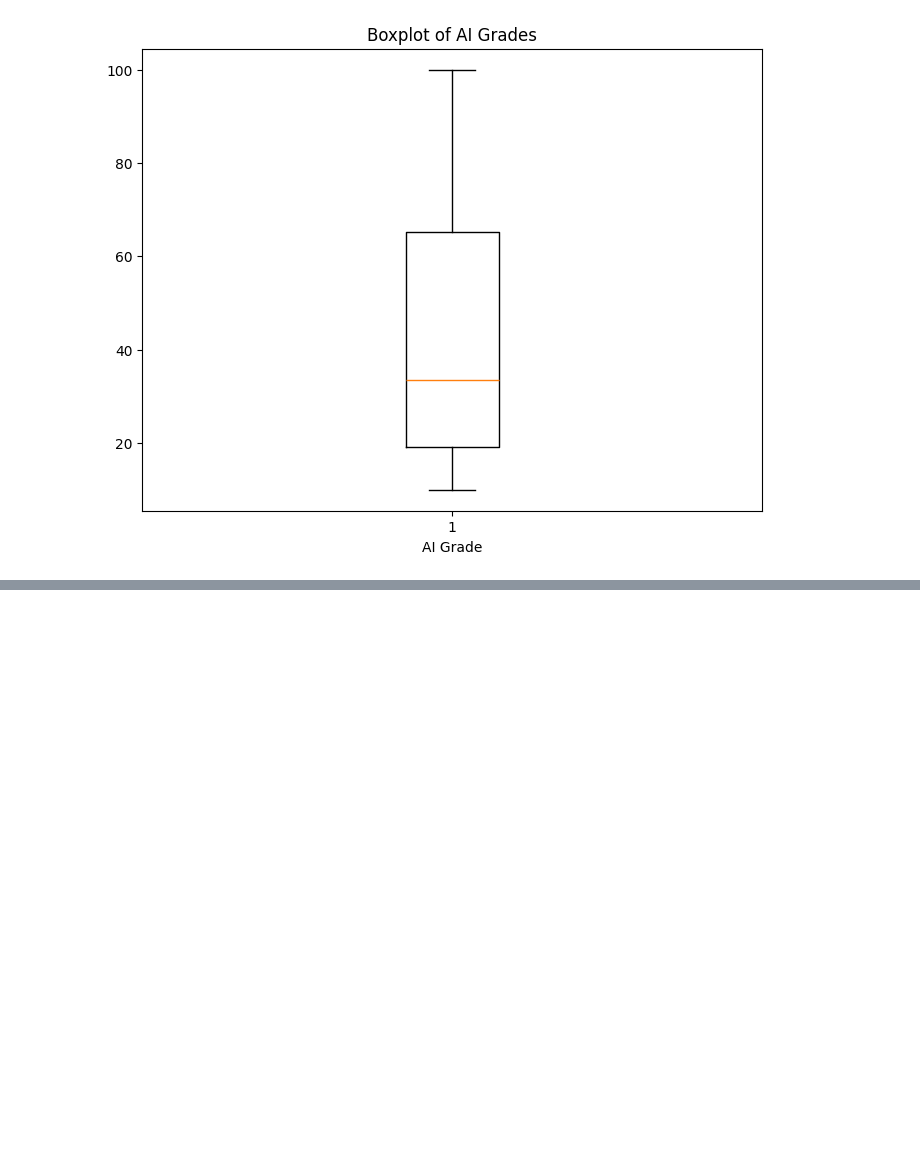
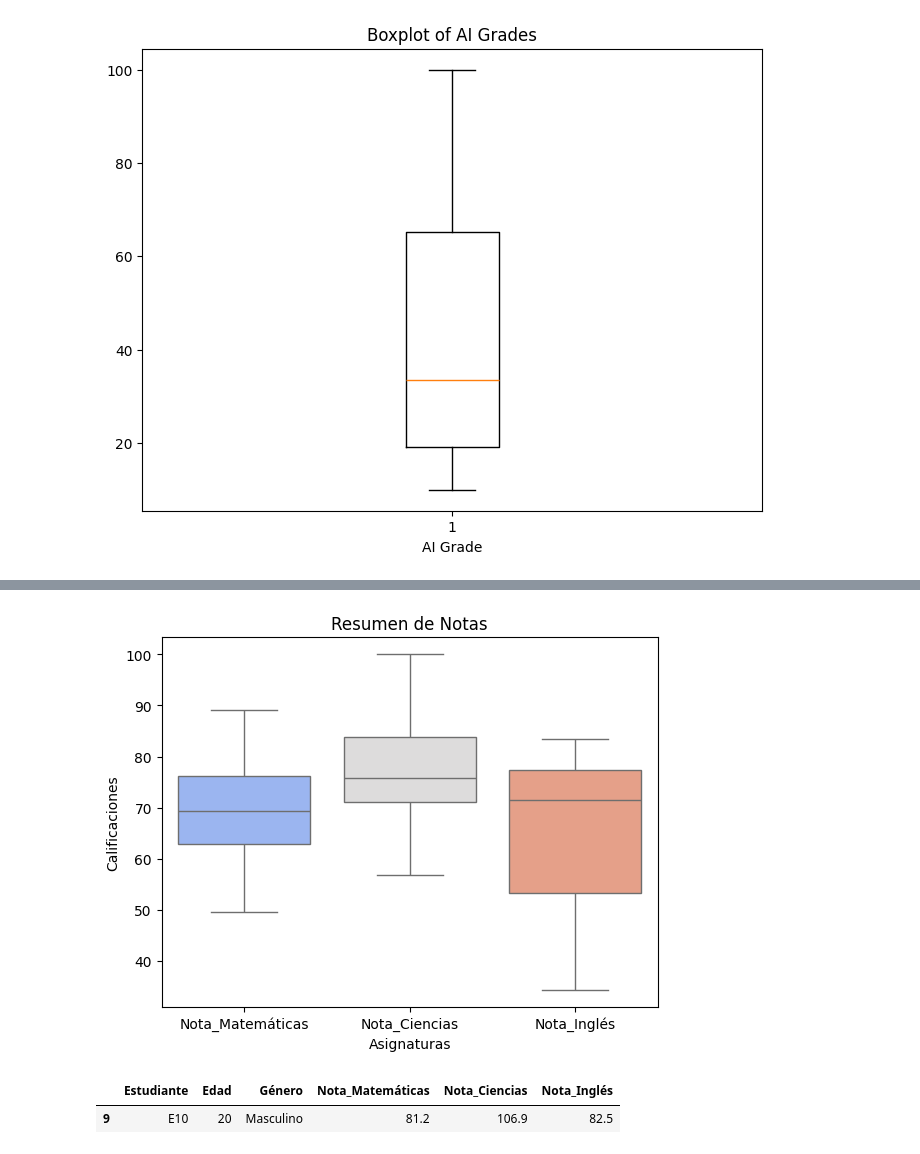
Before and after one commit to amgito1648/clase-inteligencia-artificial, a Jupyter notebook: EDA.ipynb, the cells around one changed output, grey strips where cells are left out. Cells and saved outputs as stored; diff of their text form; code cells hidden in the pictures; blank space fills up the shorter version.

```diff
--- a/EDA.ipynb
+++ b/EDA.ipynb
@@ -207,0 +421,14 @@ plt.show()
+# %%
+# Crear boxplots para las tres asignaturas
+sns.boxplot(data=df[["Nota_Matemáticas", "Nota_Ciencias", "Nota_Inglés"]], palette="coolwarm")
+plt.title("Resumen de Notas")
+plt.xlabel("Asignaturas")
+plt.ylabel("Calificaciones")
+plt.show()
+# %% [output]
+[figure, added]
+# %%
+df[df["Nota_Ciencias"]>100]
+# %% [output]
+|  | Estudiante | Edad | Género | Nota_Matemáticas | Nota_Ciencias | Nota_Inglés |
+| 9 | E10 | 20 | Masculino | 81.2 | 106.9 | 82.5 |
```
Also changed, not shown: parts of 35 cells of this notebook.
